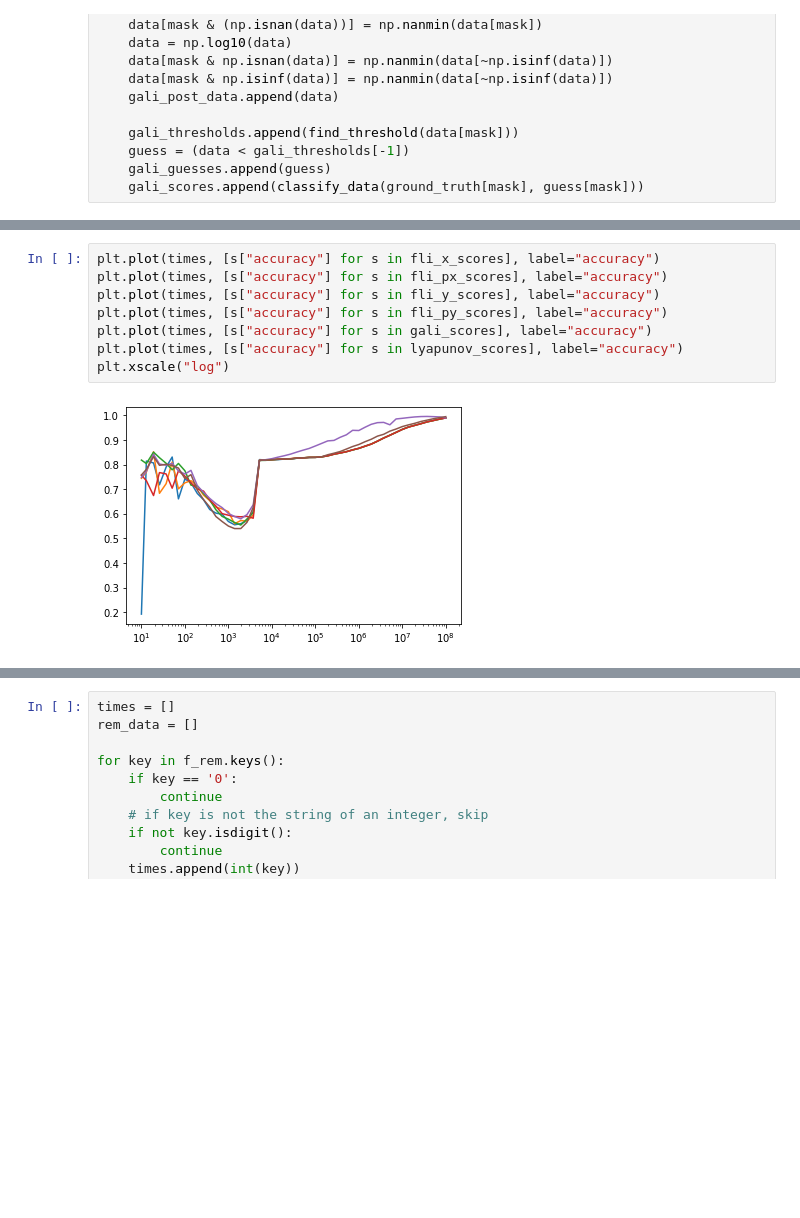
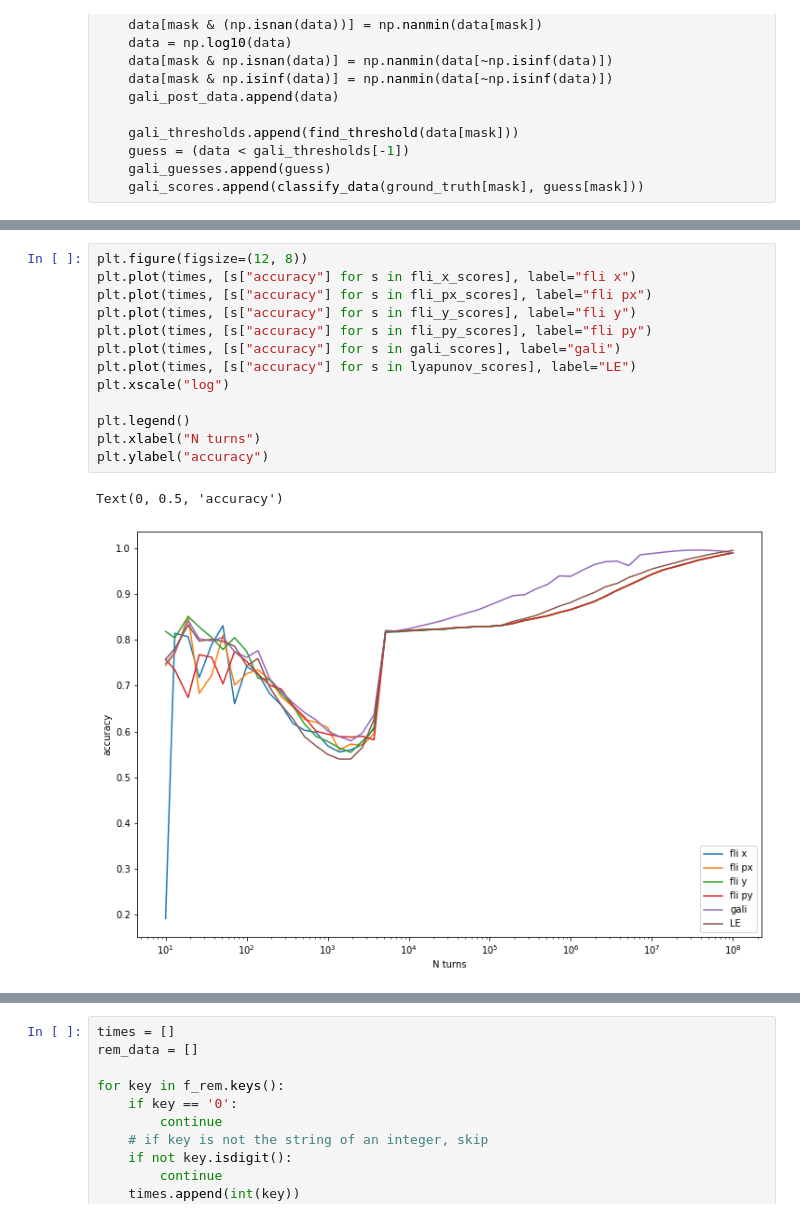
Before and after one commit to carlidel/tangent_map, a Jupyter notebook: 220914_focused_analysis/2_first_atlas.ipynb, the cells around one changed output, grey strips where cells are left out. Cells and saved outputs as stored; diff of their text form; blank space fills up the shorter version.

```diff
--- a/220914_focused_analysis/2_first_atlas.ipynb
+++ b/220914_focused_analysis/2_first_atlas.ipynb
@@ -234,11 +281,17 @@ for t, data in zip(times, gali_data):
 # %%
-plt.plot(times, [s["accuracy"] for s in fli_x_scores], label="accuracy")
-plt.plot(times, [s["accuracy"] for s in fli_px_scores], label="accuracy")
-plt.plot(times, [s["accuracy"] for s in fli_y_scores], label="accuracy")
-plt.plot(times, [s["accuracy"] for s in fli_py_scores], label="accuracy")
-plt.plot(times, [s["accuracy"] for s in gali_scores], label="accuracy")
-plt.plot(times, [s["accuracy"] for s in lyapunov_scores], label="accuracy")
+plt.figure(figsize=(12, 8))
+plt.plot(times, [s["accuracy"] for s in fli_x_scores], label="fli x")
+plt.plot(times, [s["accuracy"] for s in fli_px_scores], label="fli px")
+plt.plot(times, [s["accuracy"] for s in fli_y_scores], label="fli y")
+plt.plot(times, [s["accuracy"] for s in fli_py_scores], label="fli py")
+plt.plot(times, [s["accuracy"] for s in gali_scores], label="gali")
+plt.plot(times, [s["accuracy"] for s in lyapunov_scores], label="LE")
 plt.xscale("log")
+
+plt.legend()
+plt.xlabel("N turns")
+plt.ylabel("accuracy")
 # %% [output]
+Text(0, 0.5, 'accuracy')
-[figure, old version]
+[figure, new version]
 # %%
```
Also changed, not shown: parts of 12 cells of this notebook, 8 other files.
